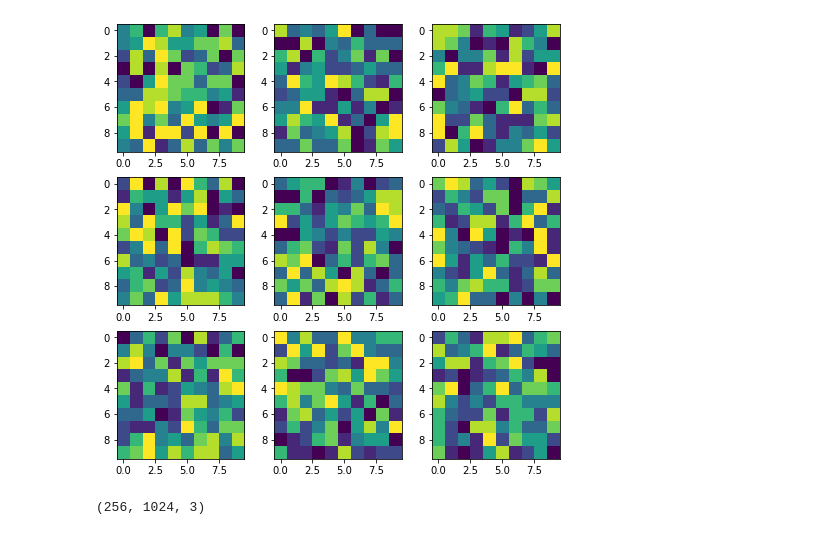
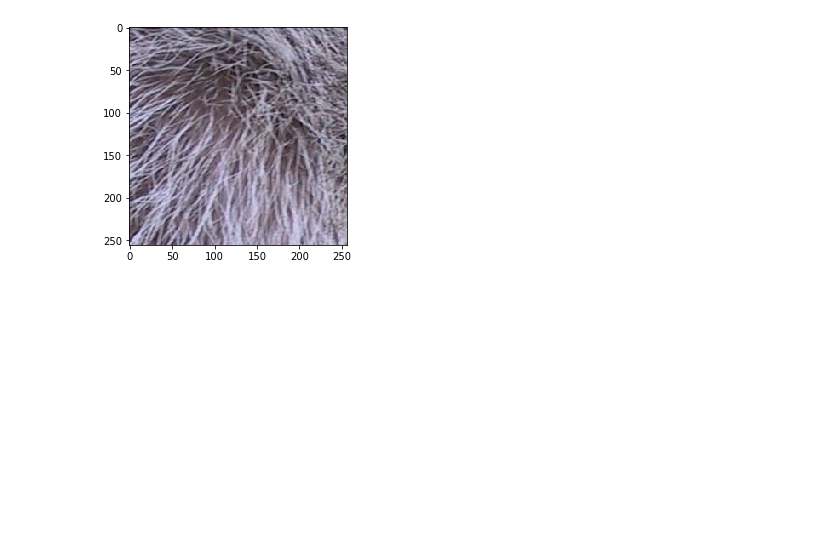
Before and after one commit to 2020-A-Python-GR1/py-balarezo-leon-ricardo-martin, a Jupyter notebook: Deberes/02 - ImagenPuzzle/Untitled.ipynb, the cells around one changed output. Drawn from its saved outputs; the diff is of its cells as text; code cells hidden in the pictures; blank space fills up the shorter version.

```diff
--- a/Deberes/02 - ImagenPuzzle/Untitled.ipynb
+++ b/Deberes/02 - ImagenPuzzle/Untitled.ipynb
@@ -71,20 +1,33 @@ plt.imshow(fila3)
-# %%
-import numpy as np
-import matplotlib.pyplot as plt
-
-w=10
-h=10
-fig=plt.figure(figsize=(8, 8))
-columns = 3
-rows = 3
-for i in range(1, columns*rows +1):
-    img = np.random.randint(10, size=(h,w))
-    fig.add_subplot(rows, columns, i)
-    plt.imshow(img)
-plt.show()
-# %% [output]
-[figure, removed]
-# %%
-fila1.shape
-# %% [output]
-(256, 1024, 3)
+# %%
+from IPython.display import clear_output
+import numpy as np
+from time import sleep
+import math
+from scipy import ndimage
+from scipy import misc
+import random
+import matplotlib.pyplot as plt
+
+
+mapache = misc.face()
+fila1 = mapache[0:256]
+
+f1 = np.hsplit(mapache[0:256], 4)
+f2 = np.hsplit(mapache[256:512], 4)
+f3 = np.hsplit(mapache[512:768], 4)
+
+c1 = f1[0]
+c2 = f1[1]
+c3 = f1[2]
+
+c4 = f2[0]
+c5 = f2[1]
+c6 = f2[2]
+
+c7 = f3[0]
+c8 = f3[1]
+c9 = f3[2]
+
+puzzle = [c1,c2,c3,c4,c5,c6,c7,c8,c9]
+
+random.shuffle(puzzle, random.random)
@@ -90,0 +36,8 @@ fila1.shape
+# %%
+#mapache.shape
+plt.imshow(c1)
+    #plt.imshow(img2)
+    #plt.imshow(img3)
+plt.show()
+# %% [output]
+[figure, added]
```
Also changed, not shown: parts of 26 cells of this notebook, 1 other file.
